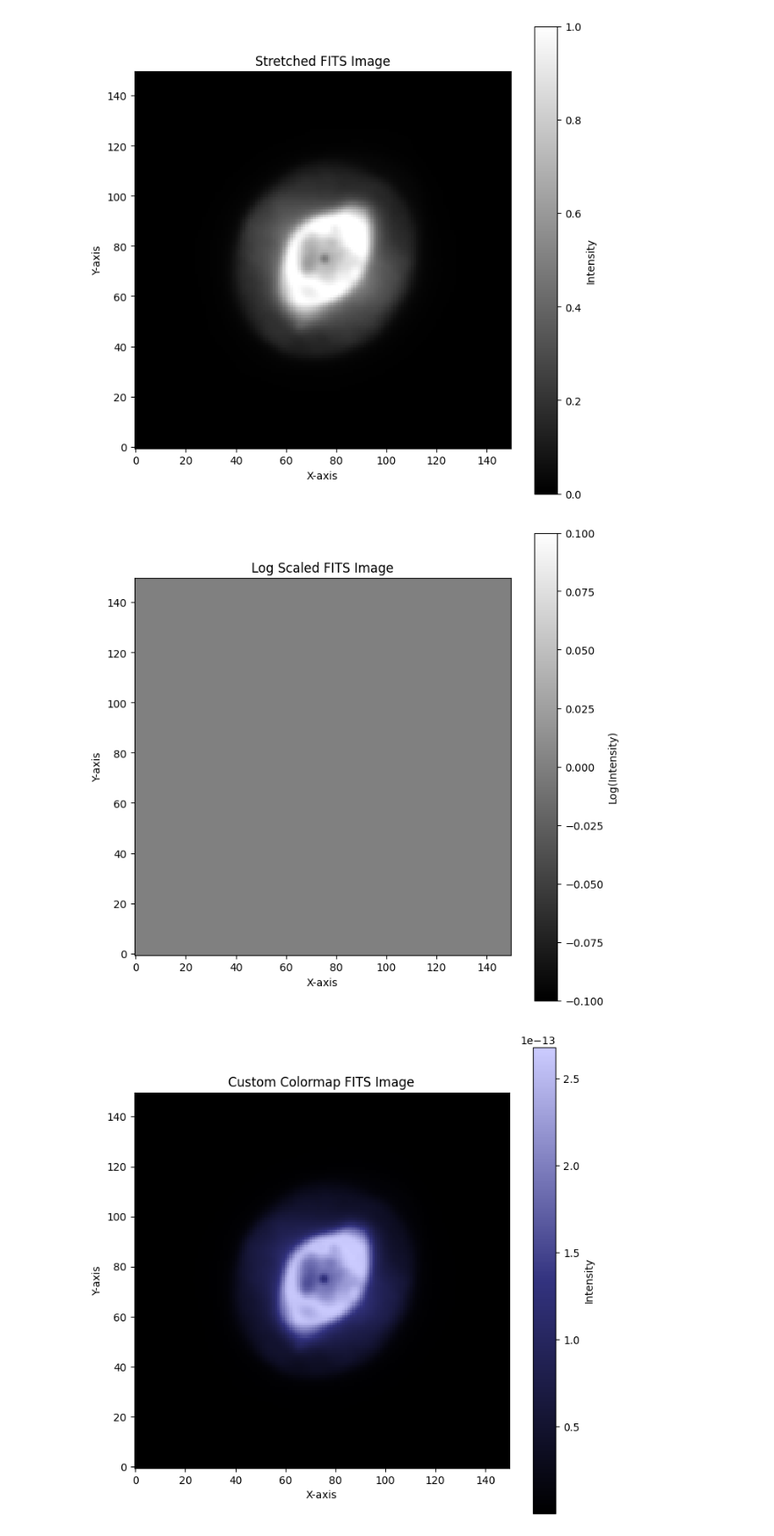
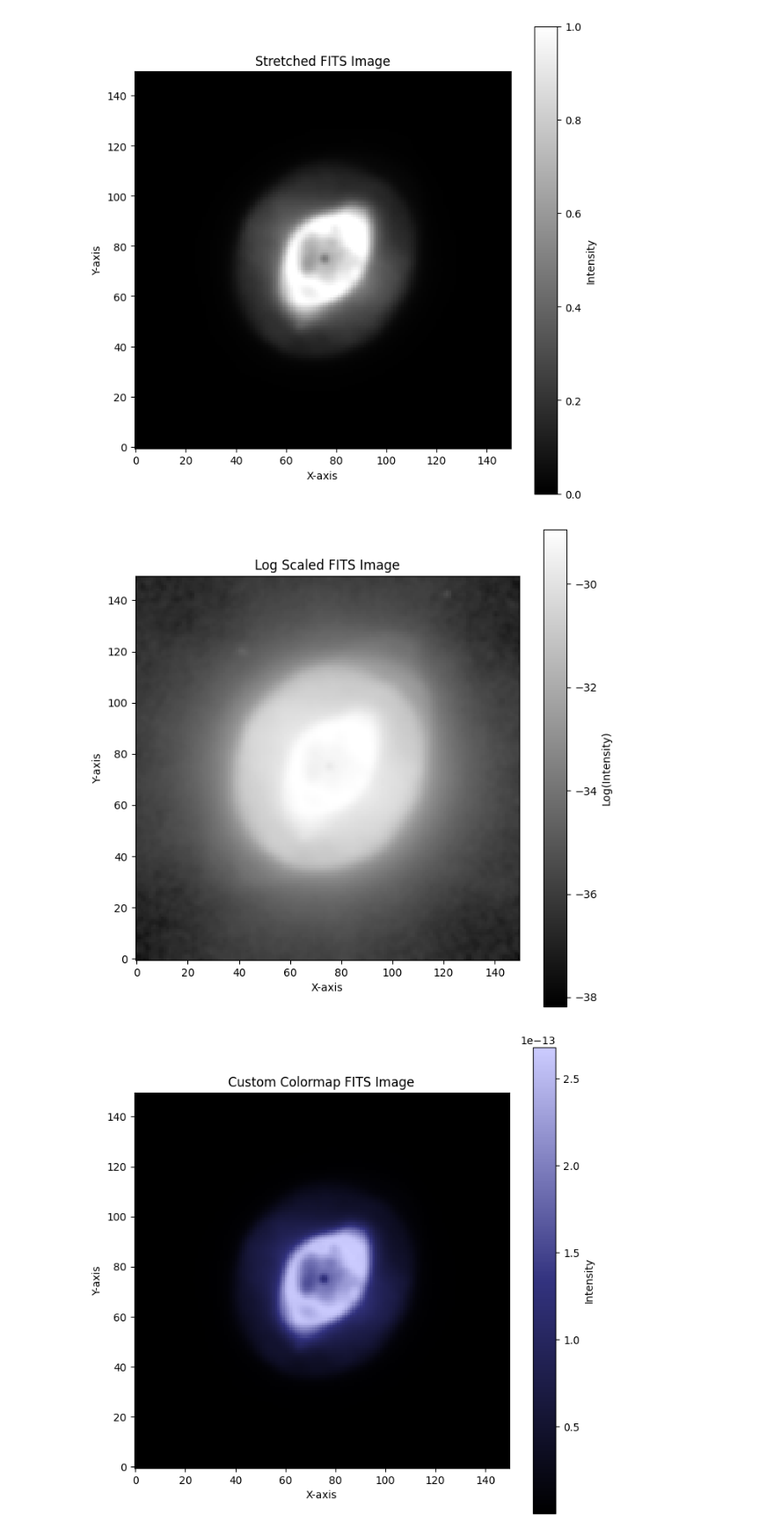
Before and after one commit to AngelGSoto/PNe-MC-SPLUS, a Jupyter notebook: notebooks/Galactic-PN.ipynb, the cells around one changed output. Shown: that part at 88% size. Drawn from its saved outputs; the diff is of its cells as text; code cells hidden in the pictures.

```diff
--- a/notebooks/Galactic-PN.ipynb
+++ b/notebooks/Galactic-PN.ipynb
@@ -65,18 +65,18 @@ plt.show()
 [figure]
 # %%
 # Apply logarithmic scaling
-log_data = np.log(data + 1)  # Adding 1 to avoid logarithm of zero
+log_data = np.log(data)  # Adding 1 to avoid logarithm of zero
 
 # Plot the logarithmically scaled FITS image
 plt.figure(figsize=(8, 8))
 plt.imshow(log_data, cmap='gray', origin='lower')
 plt.colorbar(label='Log(Intensity)')
 plt.title('Log Scaled FITS Image')
 plt.xlabel('X-axis')
 plt.ylabel('Y-axis')
 plt.show()
 # %% [output]
-[figure, old version]
+[figure, new version]
 # %%
 from matplotlib.colors import LinearSegmentedColormap
 
```
Also changed, not shown: parts of 1 cell of this notebook, 1 other file.
